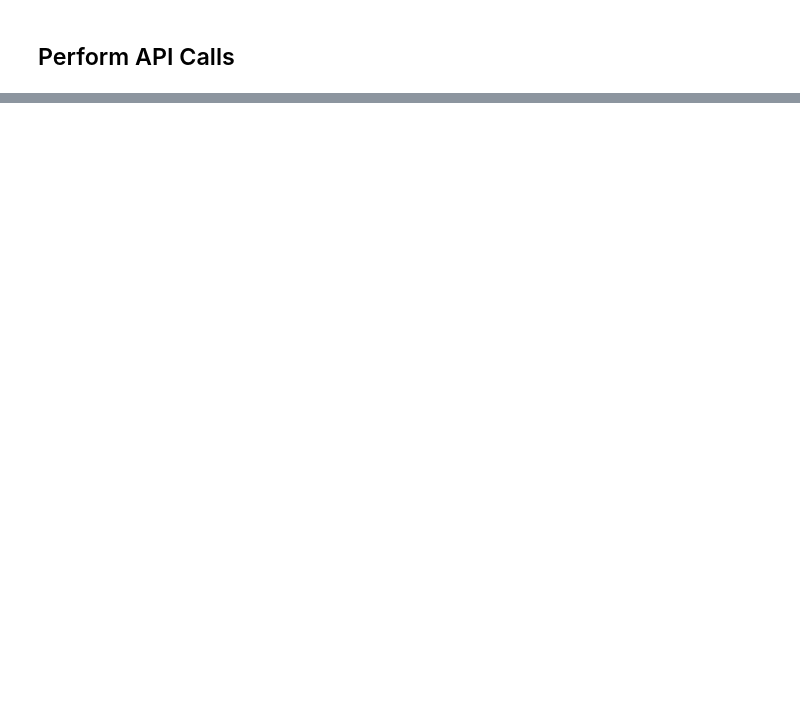
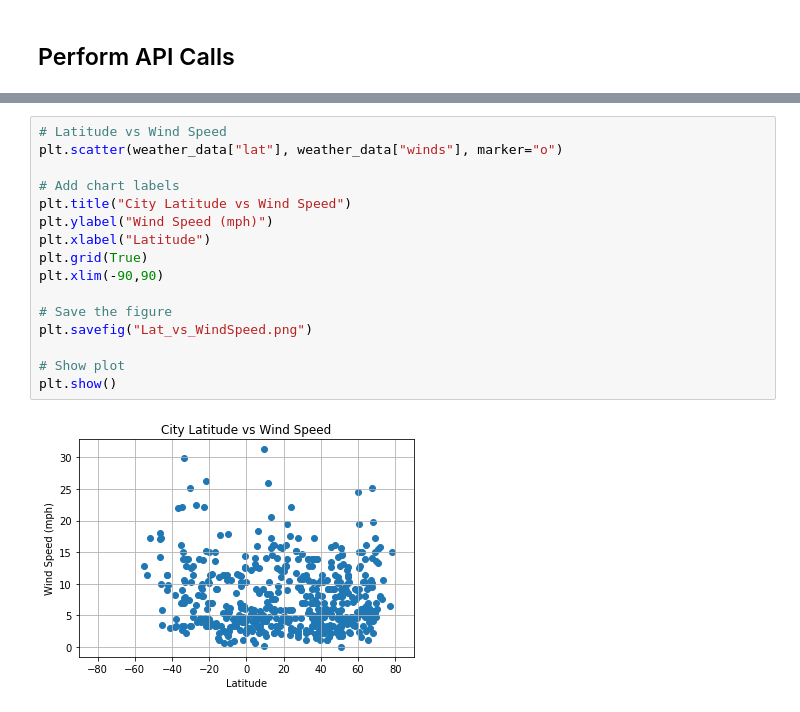
Before and after one commit to JaganMReddy/Python-APIs, a Jupyter notebook: WeatherPy.ipynb, the cells around one changed output, grey strips where cells are left out. Drawn from its saved outputs; the diff is of its cells as text; blank space fills up the shorter version.

```diff
--- a/WeatherPy.ipynb
+++ b/WeatherPy.ipynb
@@ -121,0 +191,18 @@ AttributeError: 'NoneType' object has no attribute 'get'
+# %%
+# Latitude vs Wind Speed
+plt.scatter(weather_data["lat"], weather_data["winds"], marker="o")
+
+# Add chart labels
+plt.title("City Latitude vs Wind Speed")
+plt.ylabel("Wind Speed (mph)")
+plt.xlabel("Latitude")
+plt.grid(True)
+plt.xlim(-90,90)
+
+# Save the figure
+plt.savefig("Lat_vs_WindSpeed.png")
+
+# Show plot
+plt.show()
+# %% [output]
+[figure, added]
```
Also changed, not shown: parts of 12 cells of this notebook.
